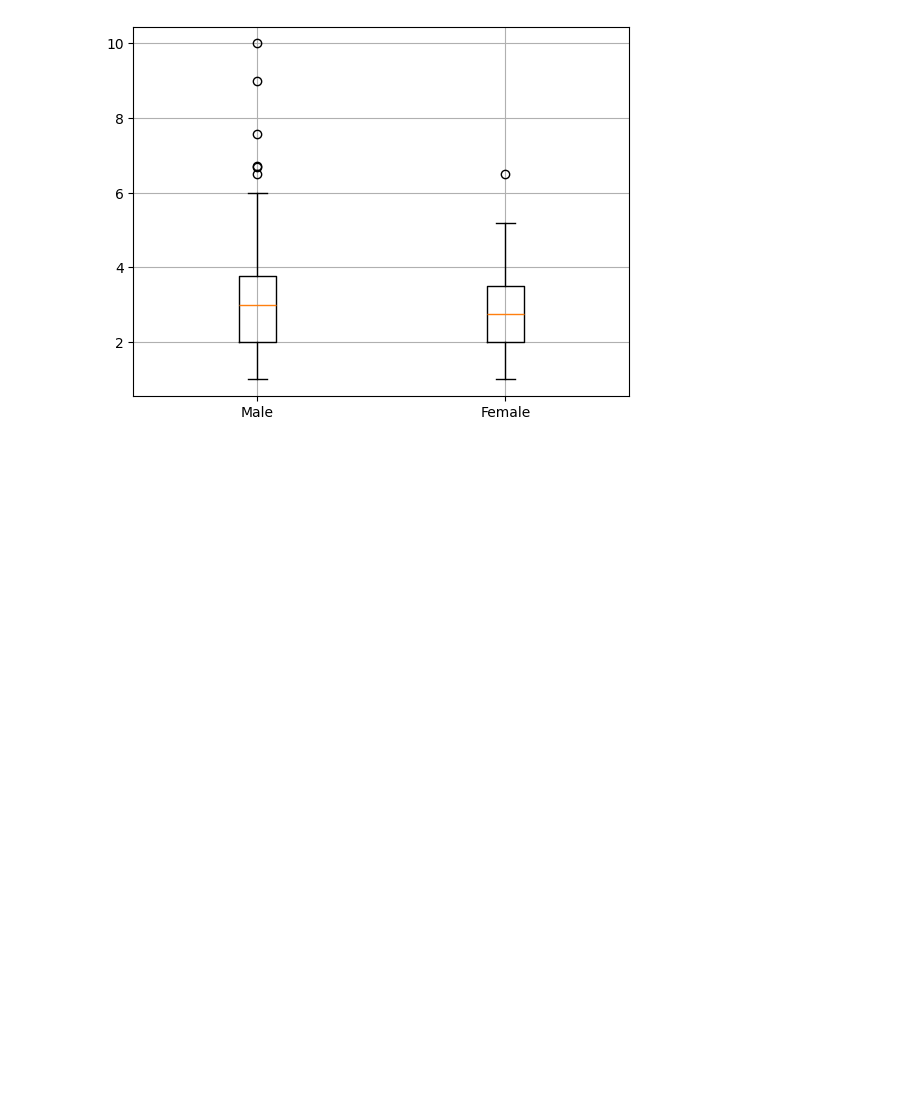
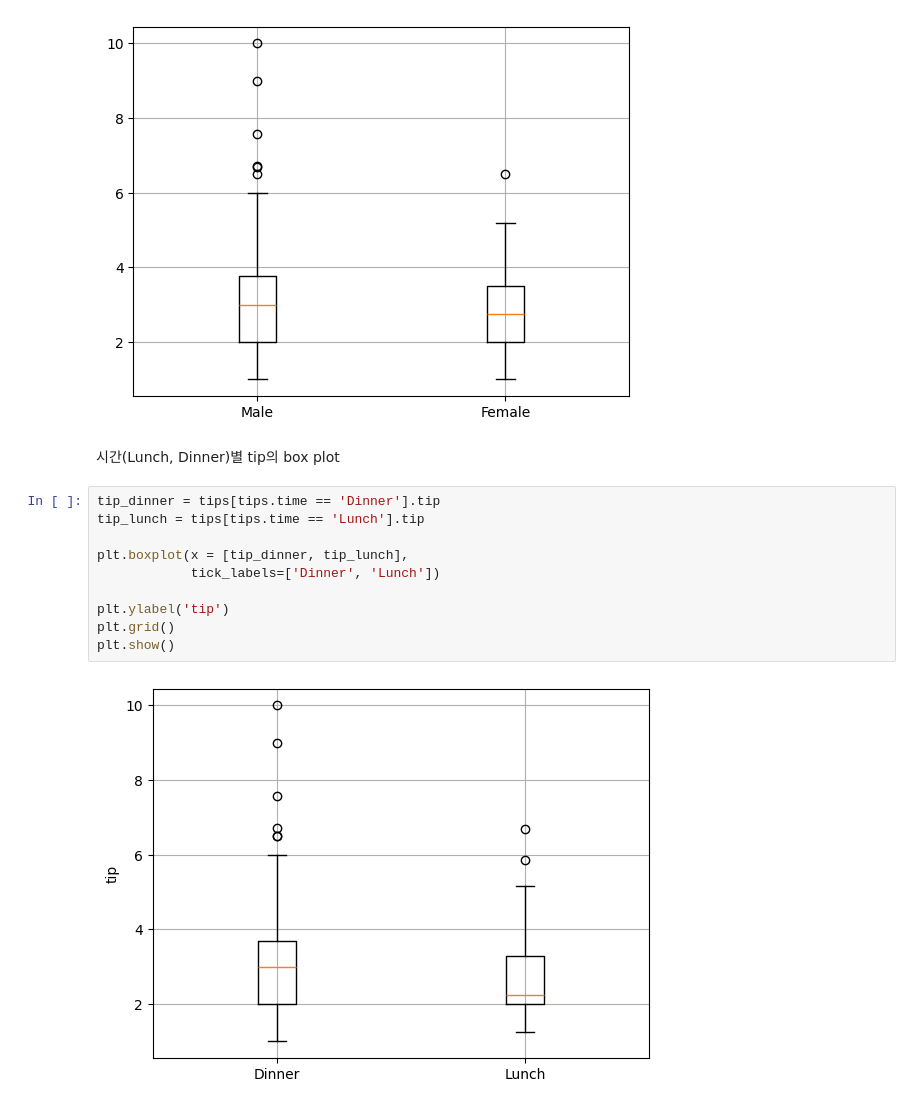
Before and after one commit to Sjleerodls/Data_Analysis, a Jupyter notebook: lab_da/da04_matplotlib_py.ipynb, the cells around one changed output. Saved outputs shown, nothing was run; the diff lists cells and outputs as text; blank space fills up the shorter version.

```diff
--- a/lab_da/da04_matplotlib_py.ipynb
+++ b/lab_da/da04_matplotlib_py.ipynb
@@ -270,3 +270,17 @@ plt.grid()
 plt.show()
 # %% [output]
 [figure]
+# %% [markdown]
+시간(Lunch, Dinner)별 tip의 box plot
+# %%
+tip_dinner = tips[tips.time == 'Dinner'].tip
+tip_lunch = tips[tips.time == 'Lunch'].tip
+
+plt.boxplot(x = [tip_dinner, tip_lunch],
+            tick_labels=['Dinner', 'Lunch'])
+
+plt.ylabel('tip')
+plt.grid()
+plt.show()
+# %% [output]
+[figure, added]
```
Also changed, not shown: parts of 25 cells of this notebook.
